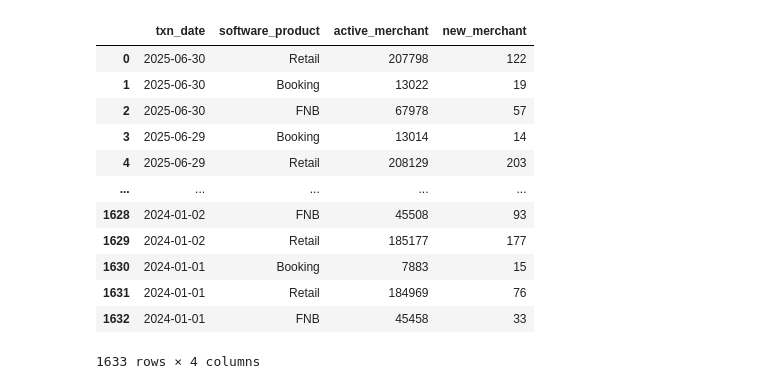
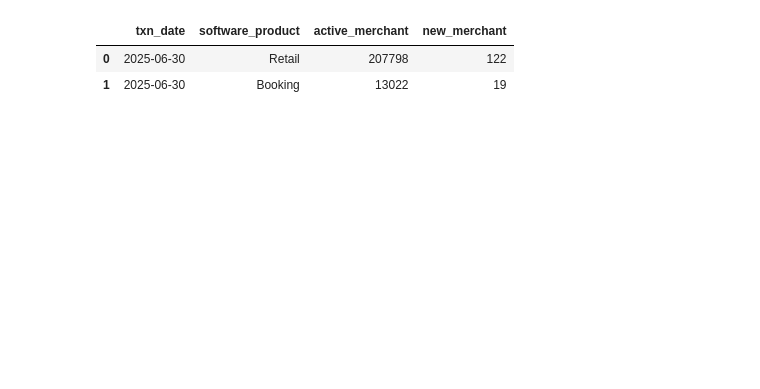
Before and after one commit to sangf82/DATA-dailyreport, a Jupyter notebook: model.ipynb, the cells around one changed output. Saved outputs shown, nothing was run; the diff lists cells and outputs as text; code cells hidden in the pictures; blank space fills up the shorter version.

```diff
--- a/model.ipynb
+++ b/model.ipynb
@@ -8,21 +8,11 @@ from statsmodels.tsa.seasonal import STL
 from main_model import MainModel
 # %%
 df = pd.read_csv('sample.csv')
-df.head(50000)
+df.head(2)
 # %% [output]
 |  | txn_date | software_product | active_merchant | new_merchant |
 | 0 | 2025-06-30 | Retail | 207798 | 122 |
 | 1 | 2025-06-30 | Booking | 13022 | 19 |
-| 2 | 2025-06-30 | FNB | 67978 | 57 |
-| 3 | 2025-06-29 | Booking | 13014 | 14 |
-| 4 | 2025-06-29 | Retail | 208129 | 203 |
-| ... | ... | ... | ... | ... |
-| 1628 | 2024-01-02 | FNB | 45508 | 93 |
-| 1629 | 2024-01-02 | Retail | 185177 | 177 |
-| 1630 | 2024-01-01 | Booking | 7883 | 15 |
-| 1631 | 2024-01-01 | Retail | 184969 | 76 |
-| 1632 | 2024-01-01 | FNB | 45458 | 33 |
-1633 rows × 4 columns
 # %%
 from main_model import MainModel
 
```
Also changed, not shown: parts of 5 cells of this notebook, 3 other files.
